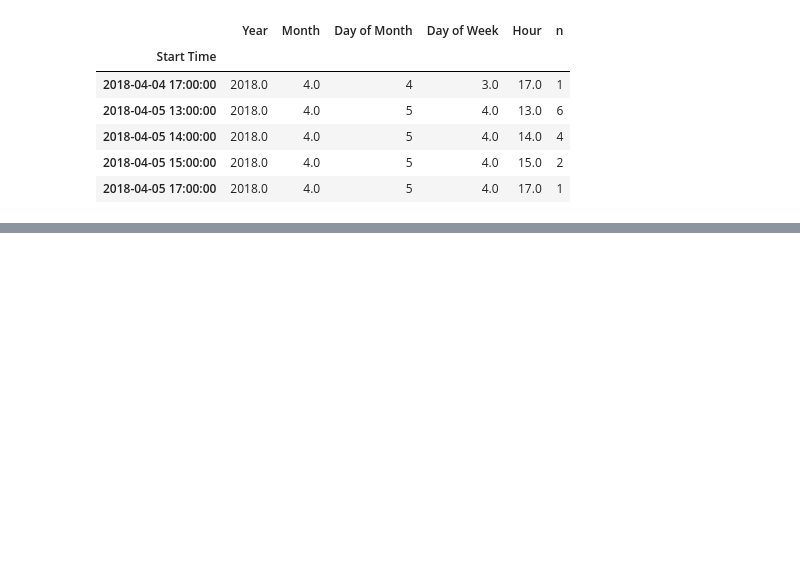
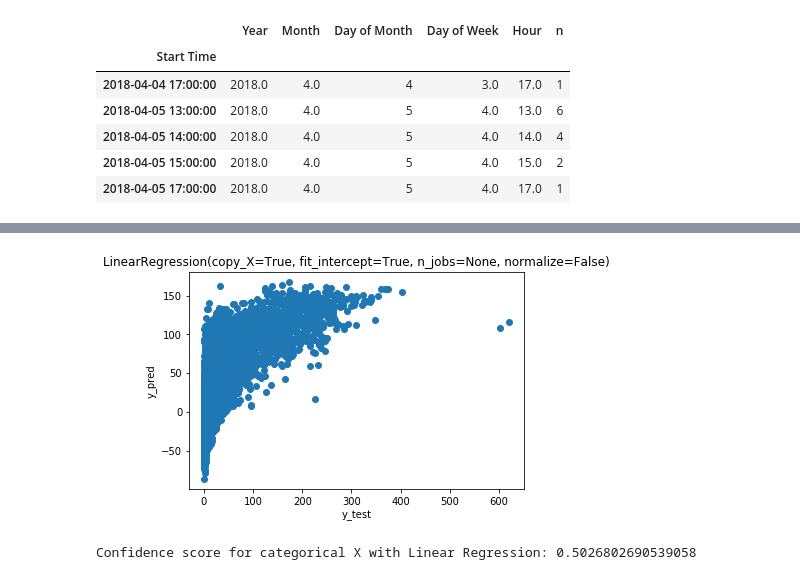
Before and after one commit to trevbhatt/predicting_scooter_utilization, a Jupyter notebook: machine_learning_analysis.ipynb, the cells around one changed output, grey strips where cells are left out. Saved outputs shown, nothing was run; the diff lists cells and outputs as text; code cells hidden in the pictures; blank space fills up the shorter version.

```diff
--- a/machine_learning_analysis.ipynb
+++ b/machine_learning_analysis.ipynb
@@ -181,0 +200,5 @@ plt.title('Bayesian Ridge Regression')
+# %%
+_ = expanded_linreg('48453000601')
+# %% [output]
+[figure, added]
+Confidence score for categorical X with Linear Regression: 0.5026802690539058
```
Also changed, not shown: parts of 10 cells of this notebook.
